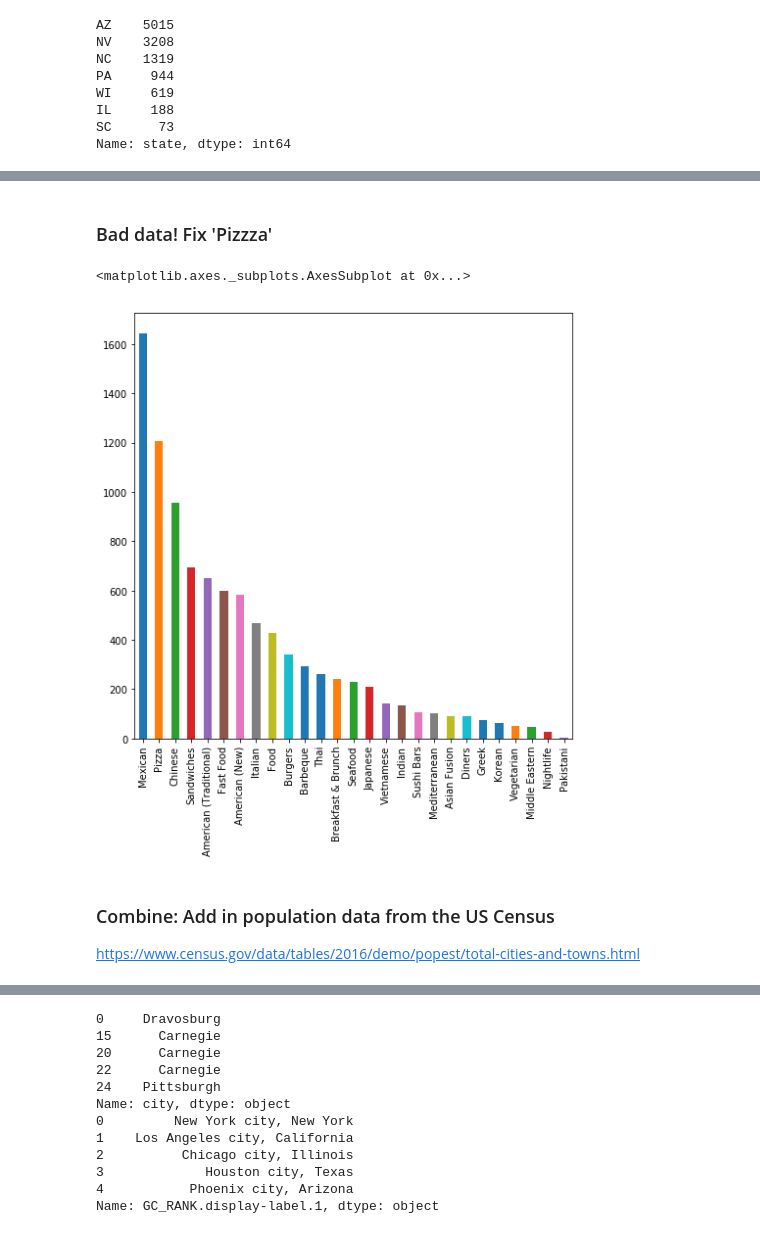
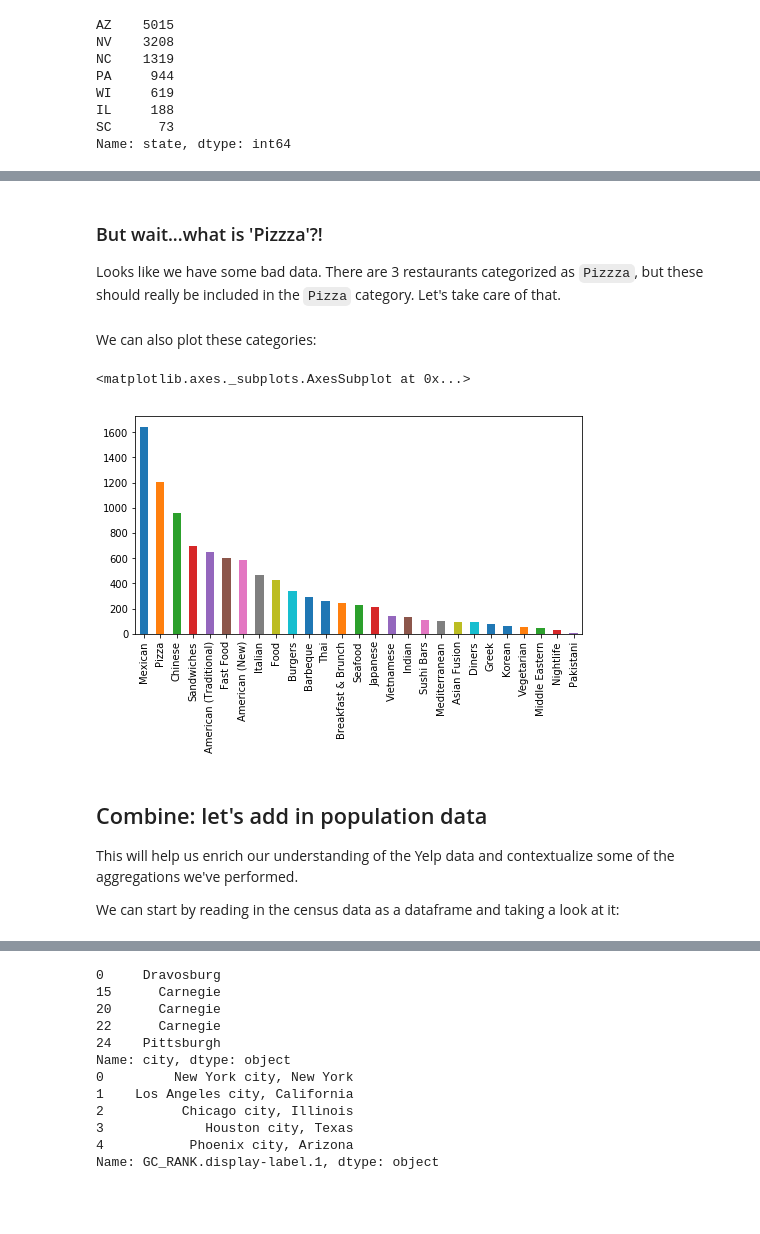
Before and after one commit to DistrictDataLabs/dod-ds-overview, a Jupyter notebook: exploratory_data_analysis.ipynb, the cells around one changed output, grey strips where cells are left out. Cells and saved outputs as stored; diff of their text form; code cells hidden in the pictures; blank space fills up the shorter version.

```diff
--- a/exploratory_data_analysis.ipynb
+++ b/exploratory_data_analysis.ipynb
@@ -53,2 +68,2 @@ yelp.restaurant.sum()
 # %%
-yelp = yelp.loc[yelp.restaurant==1, :]
+yelp = yelp[yelp['restaurant'] == 1]
@@ -94,15 +118,20 @@ Pizzza                       3
 Name: category, dtype: int64
-# %% [markdown]
-### Bad data! Fix 'Pizzza'
+# %% [markdown]
+### But wait...what is 'Pizzza'?!
+Looks like we have some bad data. There are 3 restaurants categorized as `Pizzza`, but these should really be included in the `Pizza` category. Let's take care of that.
 # %%
 yelp.loc[yelp.category=='Pizzza', 'category'] = 'Pizza'
+# %% [markdown]
+We can also plot these categories:
 # %%
-yelp.category.value_counts().plot(kind='bar', figsize=(8,8))
+yelp.category.value_counts().plot(kind='bar', figsize=(8,4))
 # %% [output]
 <matplotlib.axes._subplots.AxesSubplot at 0x...>
-[figure, old version]
+[figure, new version]
-# %% [markdown]
-### Combine: Add in population data from the US Census
-https://www.census.gov/data/tables/2016/demo/popest/total-cities-and-towns.html
+# %% [markdown]
+## Combine: let's add in population data
+This will help us enrich our understanding of the Yelp data and contextualize some of the aggregations we've performed.
+
+We can start by reading in the census data as a dataframe and taking a look at it:
 # %%
 pop = pd.read_csv('data/2016PopulationData.csv')
```
Also changed, not shown: parts of 56 cells of this notebook.
